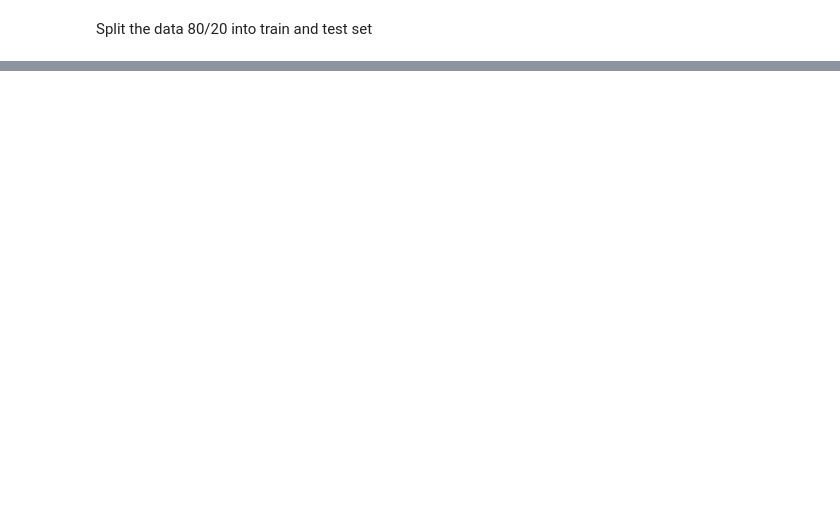
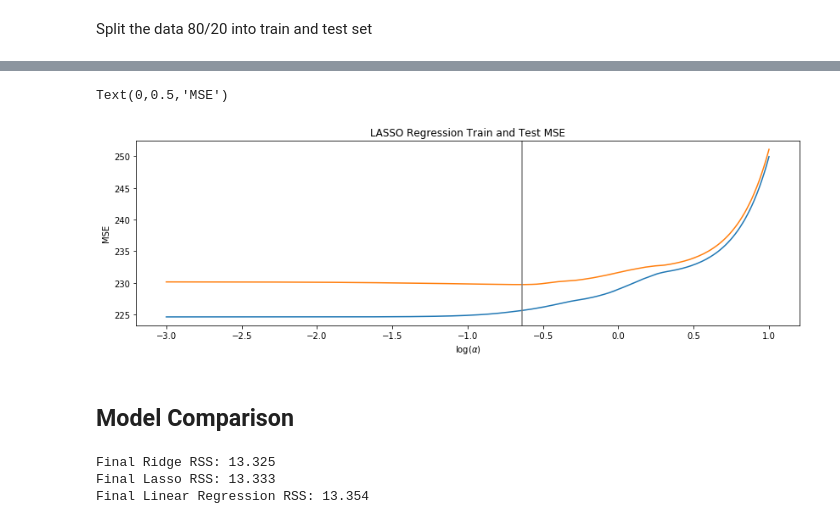
Before and after one commit to evanhosmer/Spotify_case_study, a Jupyter notebook: Spotify.ipynb, the cells around one changed output, grey strips where cells are left out. Cells and saved outputs as stored; diff of their text form; code cells hidden in the pictures; blank space fills up the shorter version.

```diff
--- a/Spotify.ipynb
+++ b/Spotify.ipynb
@@ -370,0 +487,23 @@ NameError: name 'ridge_mean_cv_errors_test' is not defined
+# %%
+lasso_alphas = np.logspace(-3, 1, num=250)
+
+lasso_cv_errors_train, lasso_cv_errors_test = train_at_various_alphas(
+    X_train.values, y_train.values, Lasso, lasso_alphas, max_iter=5000)
+# %%
+lasso_mean_cv_errors_train = lasso_cv_errors_train.mean(axis=0)
+lasso_mean_cv_errors_test = lasso_cv_errors_test.mean(axis=0)
+
+lasso_optimal_alpha = get_optimal_alpha(lasso_mean_cv_errors_test)
+
+fig, ax = plt.subplots(figsize=(14, 4))
+ax.plot(np.log10(lasso_alphas), lasso_mean_cv_errors_train)
+ax.plot(np.log10(lasso_alphas), lasso_mean_cv_errors_test)
+ax.axvline(np.log10(lasso_optimal_alpha), color='grey')
+ax.set_title("LASSO Regression Train and Test MSE")
+ax.set_xlabel(r"$\log(\alpha)$")
+ax.set_ylabel("MSE")
+# %% [output]
+Text(0,0.5,'MSE')
+[figure, added]
+# %% [markdown]
+## Model Comparison
@@ -370,0 +525,8 @@ NameError: name 'ridge_mean_cv_errors_test' is not defined
+# %%
+print("Final Ridge RSS: {:2.3f}".format(np.sqrt(final_ridge_rss)))
+print("Final Lasso RSS: {:2.3f}".format(np.sqrt(final_lasso_rss)))
+print("Final Linear Regression RSS: {:2.3f}".format(np.sqrt(final_lr_rss)))
+# %% [output]
+Final Ridge RSS: 13.325
+Final Lasso RSS: 13.333
+Final Linear Regression RSS: 13.354
```
Also changed, not shown: parts of 29 cells of this notebook.
